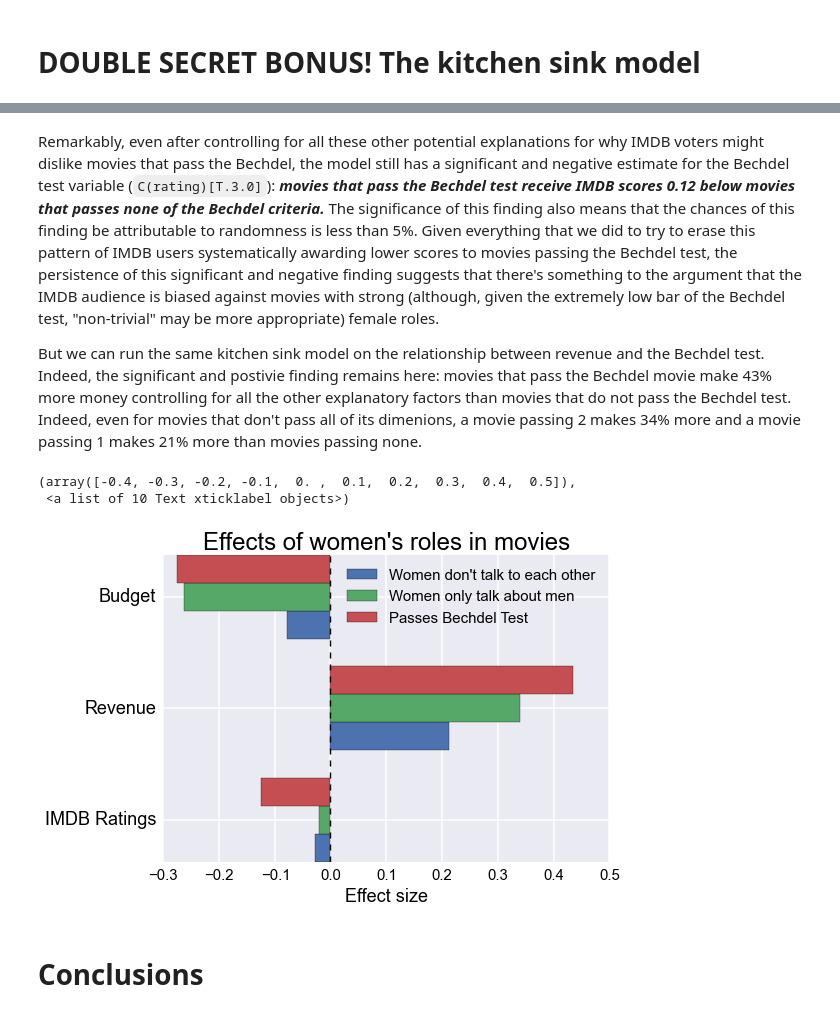
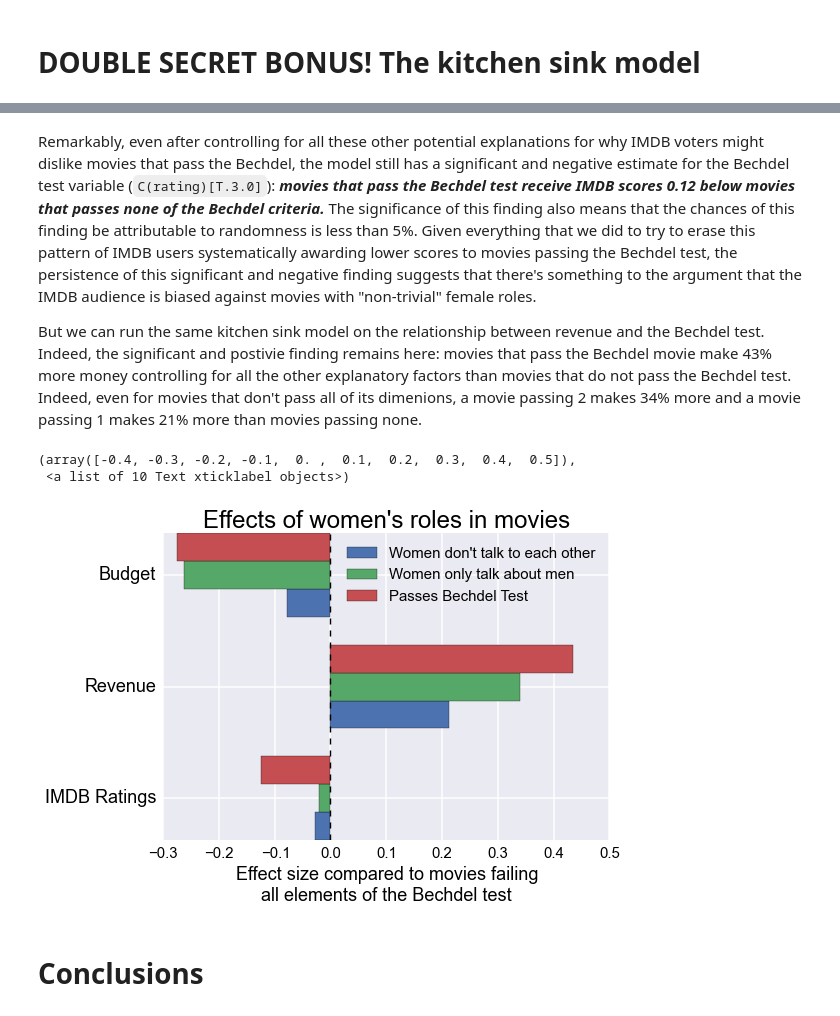
Before and after one commit to brianckeegan/Bechdel, a Jupyter notebook: Bechdel_test.ipynb, the cells around one changed output, grey strips where cells are left out. Drawn from its saved outputs; the diff is of its cells as text; code cells hidden in the pictures.

```diff
--- a/Bechdel_test.ipynb
+++ b/Bechdel_test.ipynb
@@ -821,35 +828,35 @@ Warnings:
 [1] The smallest eigenvalue is 7.17e-16. This might indicate that there are
 strong multicollinearity problems or that the design matrix is singular.
 # %% [markdown]
-Remarkably, even after controlling for all these other potential explanations for why IMDB voters might dislike movies that pass the Bechdel, the model still has a significant and negative estimate for the Bechdel test variable (`C(rating)[T.3.0]`): ***movies that pass the Bechdel test receive IMDB scores 0.12 below movies that passes none of the Bechdel criteria.*** The significance of this finding also means that the chances of this finding be attributable to randomness is less than 5%. Given everything that we did to try to erase this pattern of IMDB users systematically awarding lower scores to movies passing the Bechdel test, the persistence of this significant and negative finding suggests that there's something to the argument that the IMDB audience is biased against movies with strong (although, given the extremely low bar of the Bechdel test, "non-trivial" may be more appropriate) female roles.
+Remarkably, even after controlling for all these other potential explanations for why IMDB voters might dislike movies that pass the Bechdel, the model still has a significant and negative estimate for the Bechdel test variable (`C(rating)[T.3.0]`): ***movies that pass the Bechdel test receive IMDB scores 0.12 below movies that passes none of the Bechdel criteria.*** The significance of this finding also means that the chances of this finding be attributable to randomness is less than 5%. Given everything that we did to try to erase this pattern of IMDB users systematically awarding lower scores to movies passing the Bechdel test, the persistence of this significant and negative finding suggests that there's something to the argument that the IMDB audience is biased against movies with "non-trivial" female roles.
 
 But we can run the same kitchen sink model on the relationship between revenue and the Bechdel test. Indeed, the significant and postivie finding remains here: movies that pass the Bechdel movie make 43% more money controlling for all the other explanatory factors than movies that do not pass the Bechdel test. Indeed, even for movies that don't pass all of its dimenions, a movie passing 2 makes 34% more and a movie passing 1 makes 21% more than movies passing none.
 # %%
 m5 = smf.ols(formula='log(Adj_Revenue+1) ~ C(rating) + Metascore + log(Adj_Budget+1) + imdbRating + log(imdbVotes+1) + Runtime + C(Genre_y) + Year + C(Week) + C(English) + C(USA) + C(Rated)', data=df).fit()
 m6 = smf.ols(formula='log(Adj_Budget+1) ~ C(rating) + Metascore + log(Adj_Revenue+1) + imdbRating + log(imdbVotes+1) + Runtime + C(Genre_y) + Year + C(Week) + C(English) + C(USA) + C(Rated)', data=df).fit()
 
 
 results_df = pd.DataFrame({'m4_params':m4.params[['C(rating)[T.1.0]','C(rating)[T.2.0]','C(rating)[T.3.0]']],
                            'm4_pvalues':m4.pvalues[['C(rating)[T.1.0]','C(rating)[T.2.0]','C(rating)[T.3.0]']],
                            'm5_params':m5.params[['C(rating)[T.1.0]','C(rating)[T.2.0]','C(rating)[T.3.0]']],
                            'm5_pvalues':m5.pvalues[['C(rating)[T.1.0]','C(rating)[T.2.0]','C(rating)[T.3.0]']],
                            'm6_params':m6.params[['C(rating)[T.1.0]','C(rating)[T.2.0]','C(rating)[T.3.0]']],
                            'm6_pvalues':m6.pvalues[['C(rating)[T.1.0]','C(rating)[T.2.0]','C(rating)[T.3.0]']]
                            })
 results_df.index = ["Women don't talk to each other",
                     'Women only talk about men',
                     'Passes Bechdel Test']
 
 results_df[['m4_params','m5_params','m6_params']].T.plot(kind='barh')
 plt.autoscale()
 plt.yticks(plt.yticks()[0],['IMDB Ratings','Revenue','Budget'],fontsize=18)
 plt.legend(fontsize=15)
-plt.xlabel('Effect size',fontsize=18)
+plt.xlabel('Effect size compared to movies failing\nall elements of the Bechdel test',fontsize=18)
 plt.title("Effects of women's roles in movies",fontsize=24)
 plt.xticks(fontsize=15)
 # %% [output]
 (array([-0.4, -0.3, -0.2, -0.1,  0. ,  0.1,  0.2,  0.3,  0.4,  0.5]),
  <a list of 10 Text xticklabel objects>)
-[figure, old version]
+[figure, new version]
 # %% [markdown]
 # Conclusions
```
Also changed, not shown: parts of 21 cells of this notebook.
